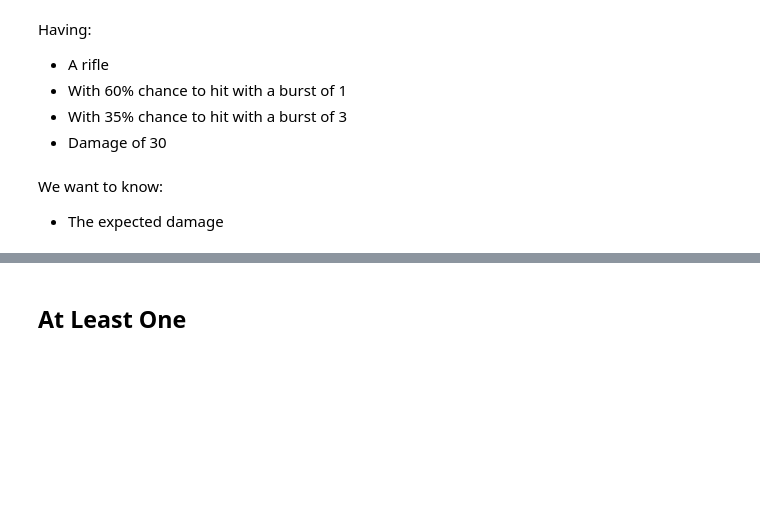
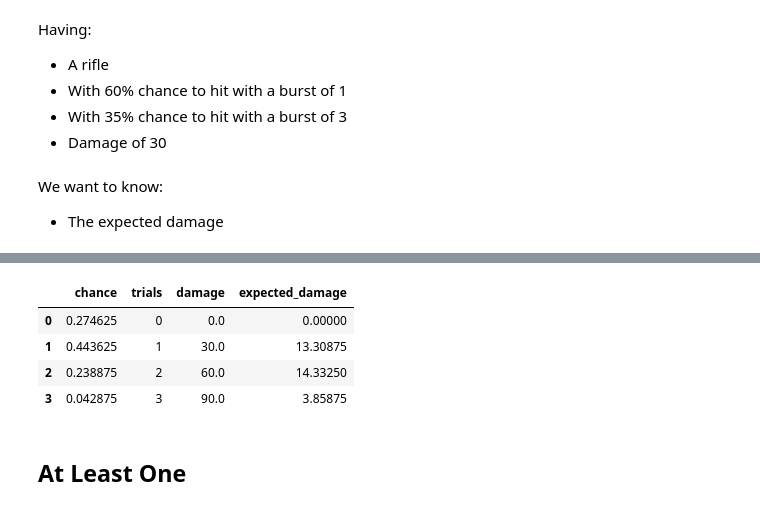
Before and after one commit to Bernardo-MG/wargame_analysis_jupyter_notebook, a Jupyter notebook: weapon_expected_damage.ipynb, the cells around one changed output, grey strips where cells are left out. Drawn from its saved outputs; the diff is of its cells as text; code cells hidden in the pictures; blank space fills up the shorter version.

```diff
--- a/weapon_expected_damage.ipynb
+++ b/weapon_expected_damage.ipynb
@@ -23,3 +69,13 @@ We want to know:
+# %%
+data_burst["damage"] = data_burst.apply(lambda x: 30 * x["trials"], axis=1)
+data_burst["expected_damage"] = data_burst.apply(lambda x: x["chance"] * x["damage"], axis=1)
+data_burst
+# %% [output]
+|  | chance | trials | damage | expected_damage |
+| 0 | 0.274625 | 0 | 0.0 | 0.00000 |
+| 1 | 0.443625 | 1 | 30.0 | 13.30875 |
+| 2 | 0.238875 | 2 | 60.0 | 14.33250 |
+| 3 | 0.042875 | 3 | 90.0 | 3.85875 |
 # %% [markdown]
 ## At Least One
 # %% [markdown]
```
Also changed, not shown: parts of 16 cells of this notebook.
